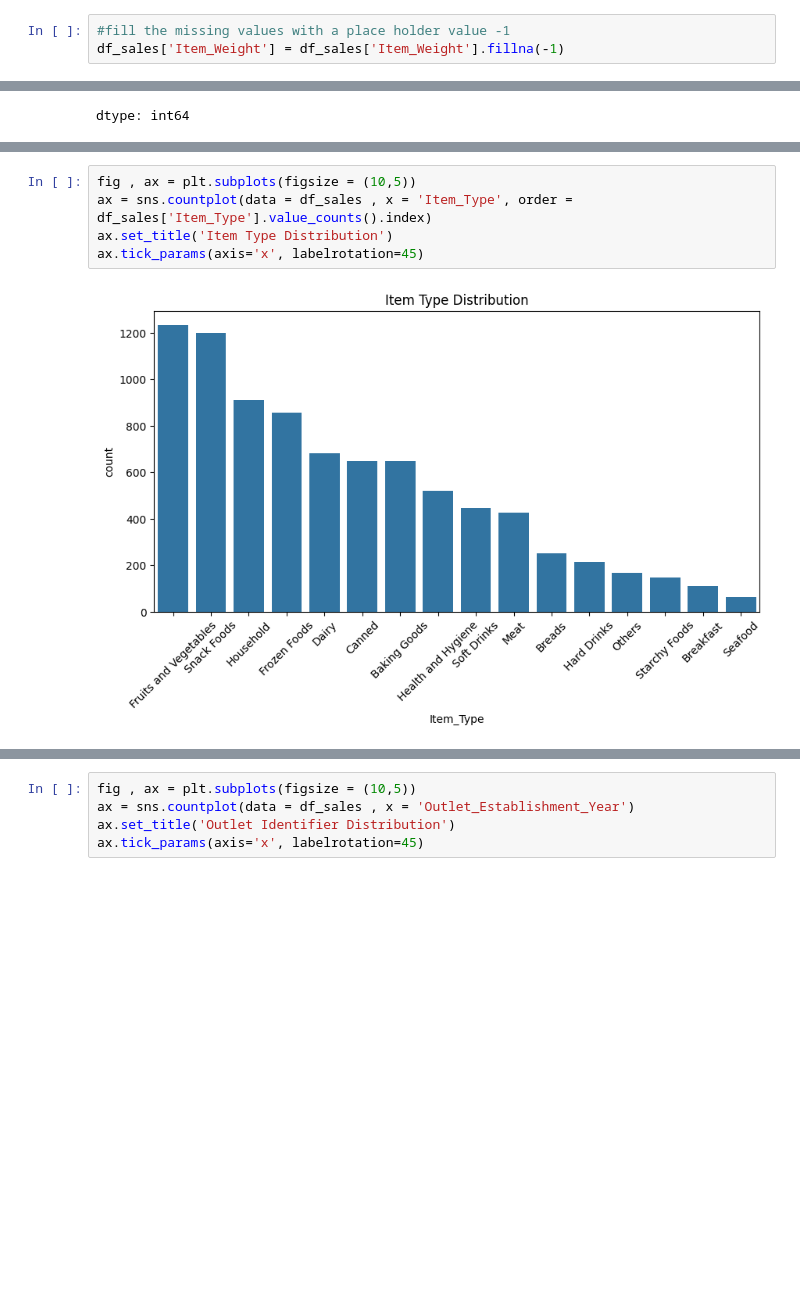
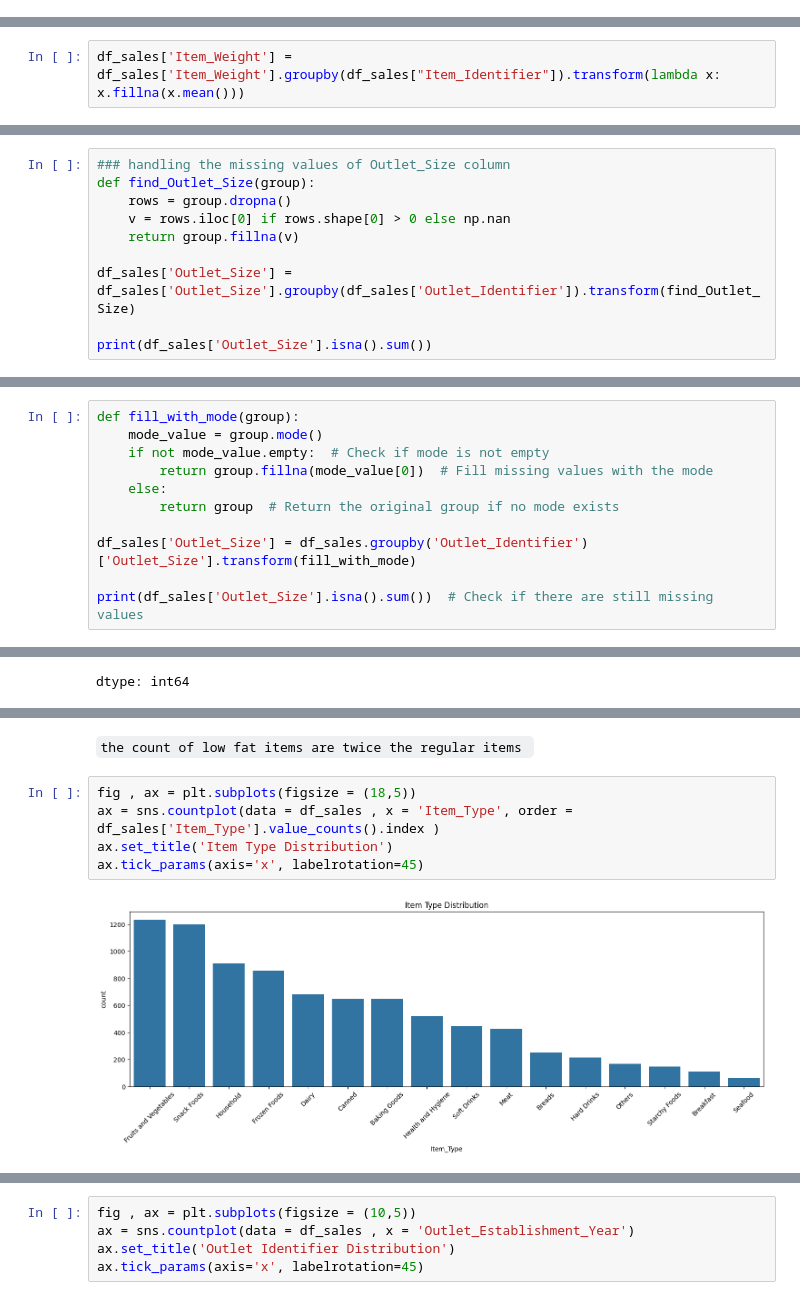
Before and after one commit to Areej73/Prediction-of-Product-Sales, a Jupyter notebook: Prediction_of_product_Sales_.ipynb, the cells around one changed output, grey strips where cells are left out. Cells and saved outputs as stored; diff of their text form; blank space fills up the shorter version.

```diff
--- a/Prediction_of_product_Sales_.ipynb
+++ b/Prediction_of_product_Sales_.ipynb
@@ -173,3 +169,0 @@ df_sales[missing_weight_filter]
-# %%
-#fill the missing values with a place holder value -1
-df_sales['Item_Weight'] = df_sales['Item_Weight'].fillna(-1)
@@ -176,3 +172,5 @@ df_sales['Item_Weight'] = df_sales['Item_Weight'].fillna(-1)
+# %%
+df_sales['Item_Weight'] = df_sales['Item_Weight'].groupby(df_sales["Item_Identifier"]).transform(lambda x: x.fillna(x.mean()))
 # %%
 df_sales['Item_Weight'].isna().sum()
 # %% [output]
@@ -217,0 +218,10 @@ dtype: int64
+# %%
+### handling the missing values of Outlet_Size column
+def find_Outlet_Size(group):
+    rows = group.dropna()
+    v = rows.iloc[0] if rows.shape[0] > 0 else np.nan
+    return group.fillna(v)
+
+df_sales['Outlet_Size'] = df_sales['Outlet_Size'].groupby(df_sales['Outlet_Identifier']).transform(find_Outlet_Size)
+
+print(df_sales['Outlet_Size'].isna().sum())
@@ -217,0 +234,11 @@ dtype: int64
+# %%
+def fill_with_mode(group):
+    mode_value = group.mode()
+    if not mode_value.empty:  # Check if mode is not empty
+        return group.fillna(mode_value[0])  # Fill missing values with the mode
+    else:
+        return group  # Return the original group if no mode exists
+
+df_sales['Outlet_Size'] = df_sales.groupby('Outlet_Identifier')['Outlet_Size'].transform(fill_with_mode)
+
+print(df_sales['Outlet_Size'].isna().sum())  # Check if there are still missing values
@@ -363,7 +398,9 @@ ax.set_title('Item Fat Content Distribution')
+# %% [markdown]
+`the count of low fat items are twice the regular items `
 # %%
-fig , ax = plt.subplots(figsize = (10,5))
-ax = sns.countplot(data = df_sales , x = 'Item_Type', order = df_sales['Item_Type'].value_counts().index)
+fig , ax = plt.subplots(figsize = (18,5))
+ax = sns.countplot(data = df_sales , x = 'Item_Type', order = df_sales['Item_Type'].value_counts().index )
 ax.set_title('Item Type Distribution')
 ax.tick_params(axis='x', labelrotation=45)
 # %% [output]
-[figure, old version]
+[figure, new version]
```
Also changed, not shown: parts of 37 cells of this notebook.
